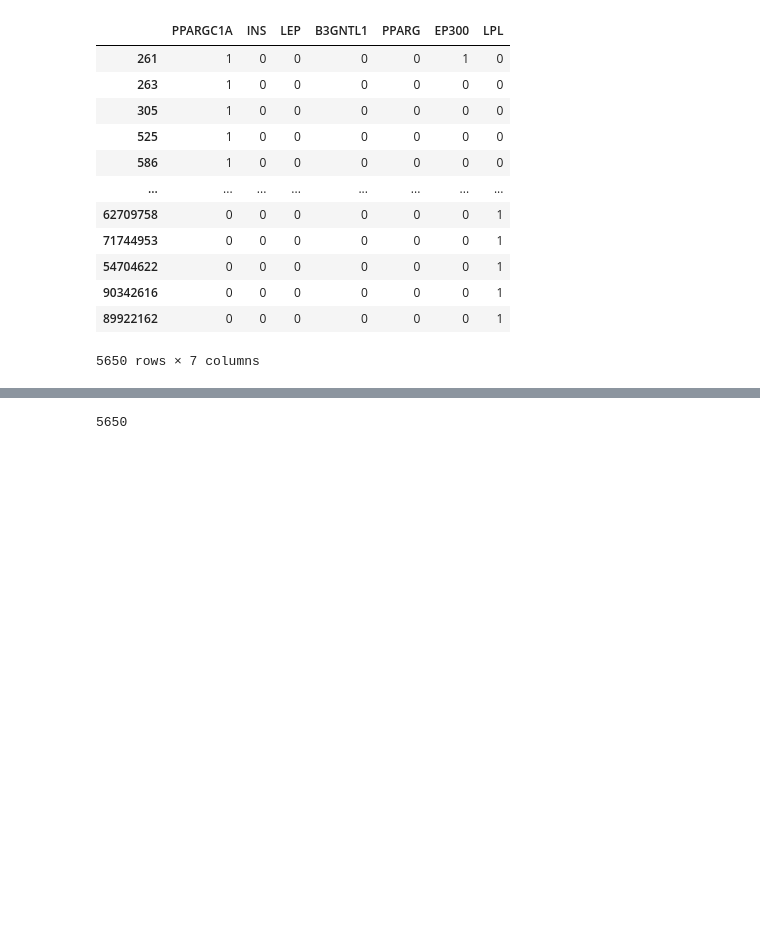
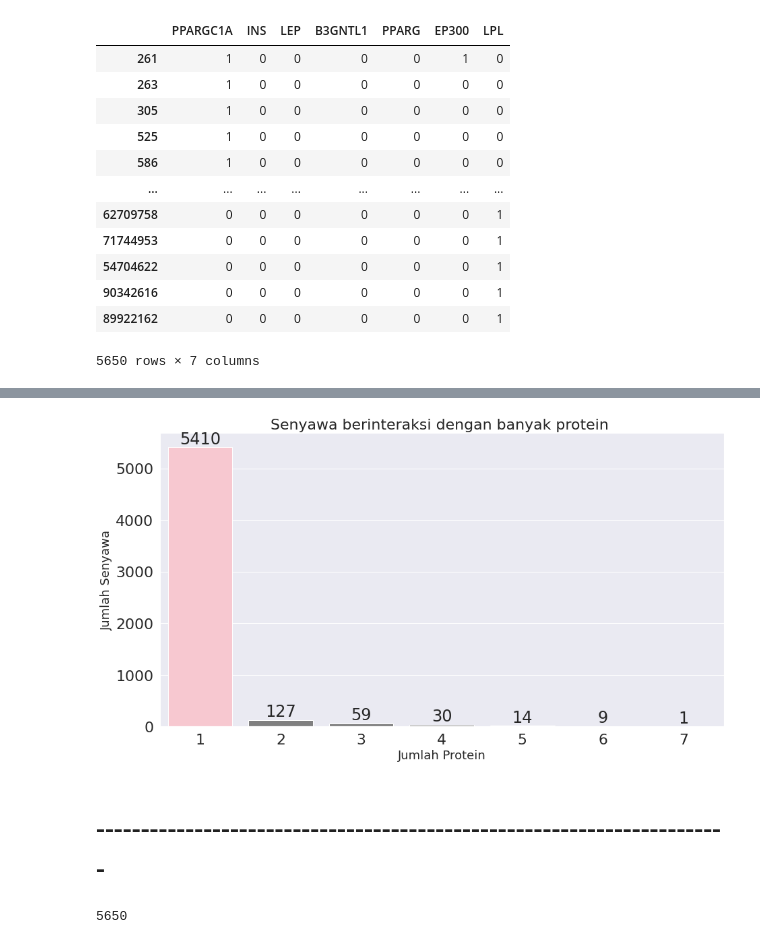
Before and after one commit to fadilrisdian/skripsi-fadil, a Jupyter notebook: 2. Feature Engineering.ipynb, the cells around one changed output, grey strips where cells are left out. Drawn from its saved outputs; the diff is of its cells as text; code cells hidden in the pictures; blank space fills up the shorter version.

```diff
--- a/2. Feature Engineering.ipynb
+++ b/2. Feature Engineering.ipynb
@@ -311,0 +408,5 @@ array_class.to_csv('dataset/final/kelas_data.csv', index=False)
+# %%
+values = multiLabel_counts
+idx = categories
+clrs = ['grey' if (x < max(values)) else 'pink' for x in values ]
+# sb.barplot(x=idx, y=values, palette=clrs) # color=clrs)
@@ -312,3 +424,29 @@ array_class.to_csv('dataset/final/kelas_data.csv', index=False)
+# %%
+rowSums = df_vis.iloc[:,1:].sum(axis=1)
+multiLabel_counts = rowSums.value_counts()
+multiLabel_counts = multiLabel_counts.iloc[0:]
+
+sns.set(font_scale = 2)
+plt.figure(figsize=(15,8))
+
+ax = sns.barplot(multiLabel_counts.index, multiLabel_counts.values, palette=clrs)
+
+plt.title("Senyawa berinteraksi dengan banyak protein ", fontsize=22)
+plt.ylabel('Jumlah Senyawa', fontsize=18)
+plt.xlabel('Jumlah Protein', fontsize=18)
+
+#adding the text labels
+rects = ax.patches
+labels = multiLabel_counts.values
+for rect, label in zip(rects, labels):
+    height = rect.get_height()
+    ax.text(rect.get_x() + rect.get_width()/2, height + 5, label, ha='center', va='bottom')
+
+plt.show()
+# %% [output]
+[figure, added]
+# %% [markdown]
+# -----------------------------------------------------------------------
 # %%
 row_total = len(array_class.PPARG)
 row_total
```
Also changed, not shown: parts of 14 cells of this notebook, 1 other file.
